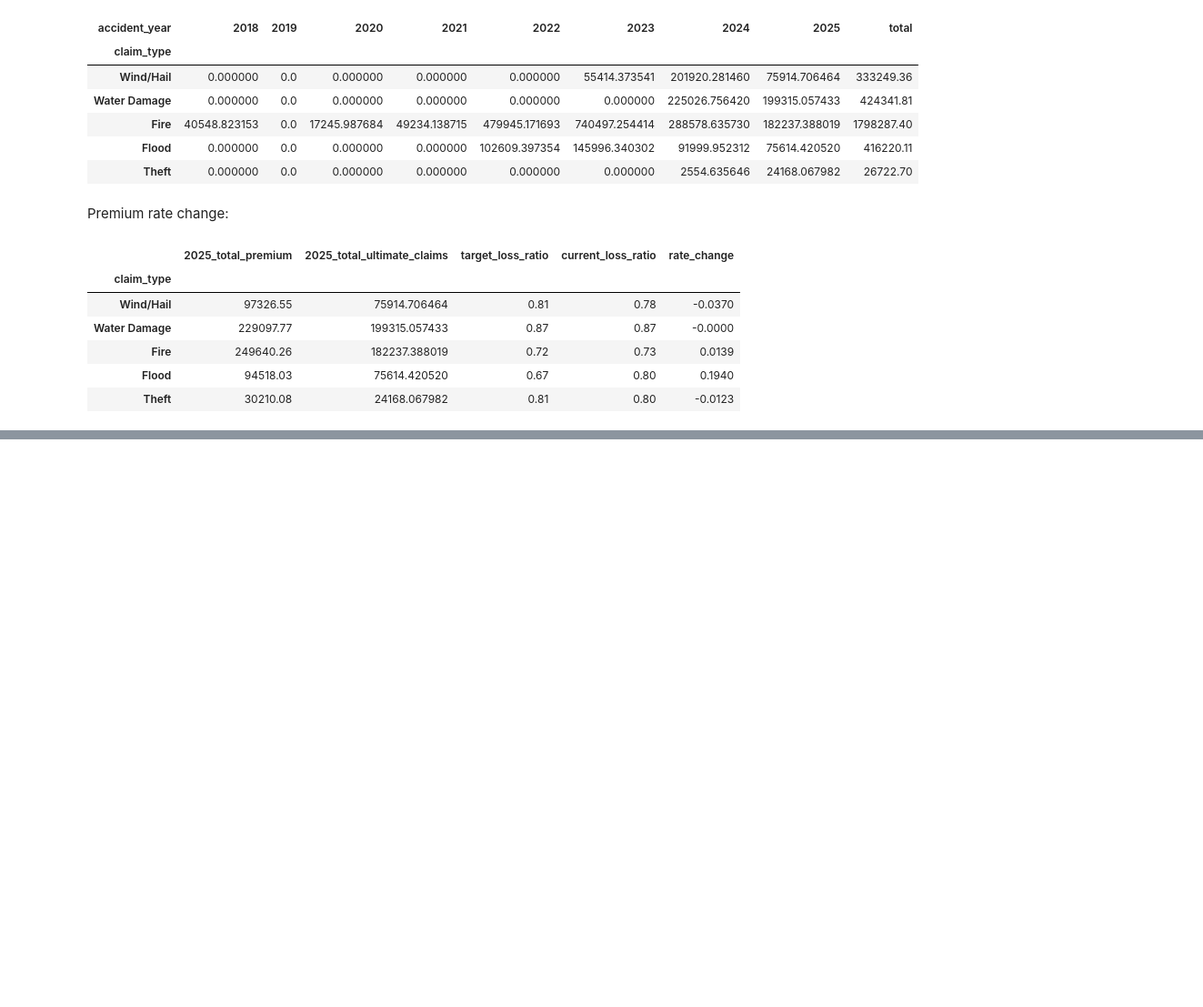
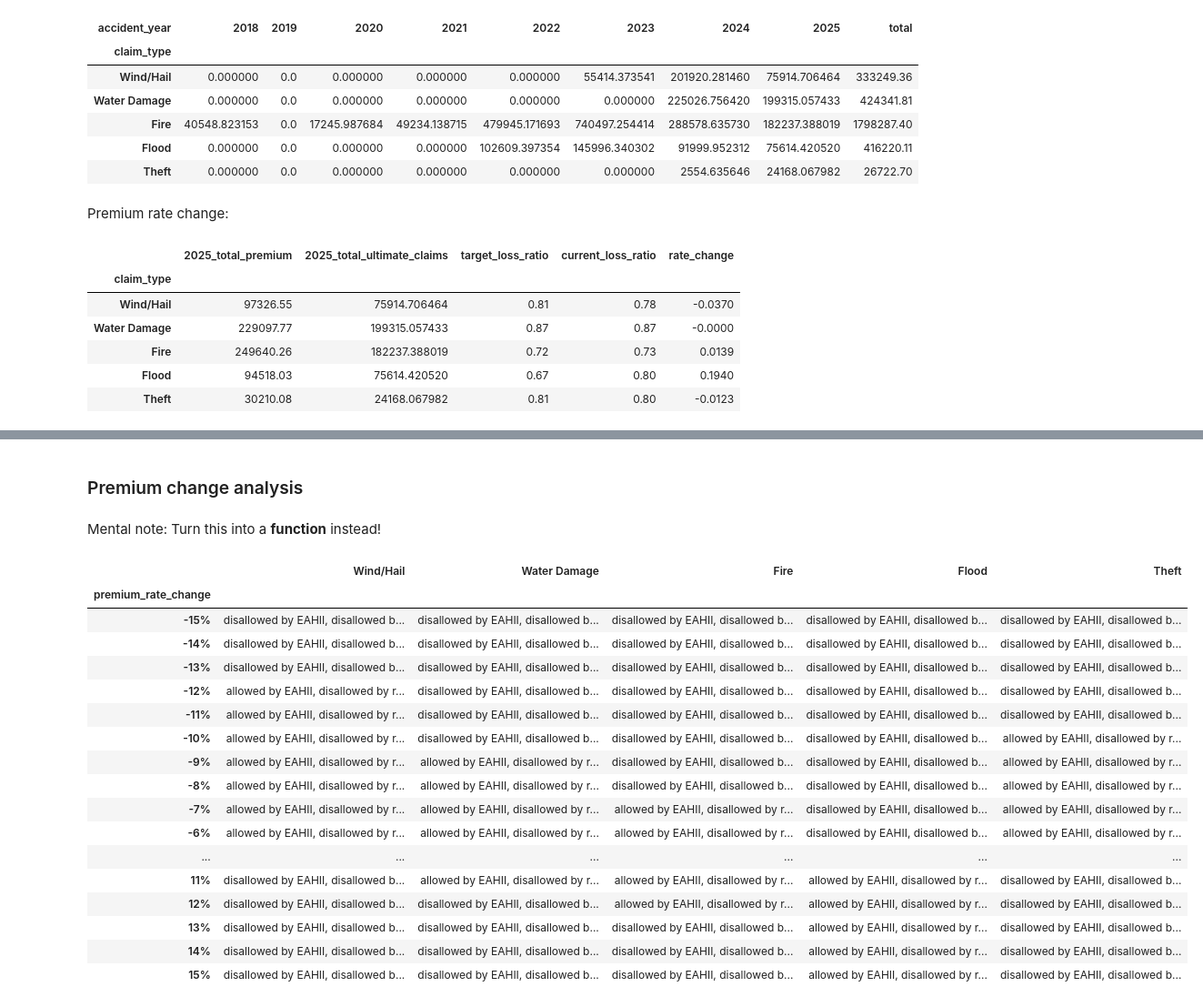
Before and after one commit to aj-tao/home-insurance-ratemaking, a Jupyter notebook: reports/home insurance ratemaking.ipynb, the cells around one changed output, grey strips where cells are left out. Shown at 91% size. Drawn from its saved outputs; the diff is of its cells as text; code cells hidden in the pictures; blank space fills up the shorter version.

```diff
--- a/reports/home insurance ratemaking.ipynb
+++ b/reports/home insurance ratemaking.ipynb
@@ -26,7 +26,8 @@ def aggregate_payments(ctype: str) -> pd.DataFrame:
 
     # Create the aggregate payments data frame by payment year and accident year
     df_ap = pd.pivot_table(df[df['claim_type'] == ctype].fillna(0),
-                            values="payment_amount",index="claim_id",
+                            values="payment_amount",
+                            index="claim_id",
                             columns="payment_year",
                             aggfunc="sum")
     df_ap = df_ap.fillna(0)
@@ -309,0 +416,19 @@ df_prc
+# %% [markdown]
+### Premium change analysis
+# %% [markdown]
+Mental note: Turn this into a **function** instead!
+# %%
+# Input the target loss ratios here
+target_loss_ratios = {'Wind/Hail' : 0.81,
+              'Water Damage' : 0.87,
+              'Fire' : 0.72,
+              'Flood' : 0.67,
+              'Theft' : 0.81}
+# %%
+# Input the restriction errors here
+reg_error = 0.05
+eahii_error = 0.10
+# %%
+df = df_prc.iloc[:, :2]
+df = df.rename(columns={'2025_total_premium':'premium',
+                        '2025_total_ultimate_claims': 'ultimate_claims'})
@@ -309,0 +457,54 @@ df_prc
+# %%
+rc_lb = -15   # Rate change lower bound
+rc_ub = 15  # Rate change upper bound
+
+rate_conclusions = dict()
+for claim_type in df_c['claim_type'].unique().tolist():
+    uc = df['ultimate_claims'].loc[claim_type]
+    prem = df['premium'].loc[claim_type]
+    tlr = target_loss_ratios[claim_type]
+    concl_list = list()
+    for r in range(rc_lb,rc_ub+1):
+        concl = [0,0]
+
+        # Check if the rate change falls within EAHII's restrictions
+        after_adjustment_loss_ratio = uc / (prem * (1 + r/100))
+        eahii_loss_ratio_lb =  (1 - eahii_error) * tlr
+        eahii_loss_ratio_ub =  (1 + eahii_error) * tlr
+        if eahii_loss_ratio_lb < after_adjustment_loss_ratio < eahii_loss_ratio_ub:
+            concl[0] = 1
+
+        # Check if the rate change falls within the regulator's restrictions
+        if np.abs(r/100) <= reg_error:
+            concl[1] = 1
+
+        concl_list += [conclusion_from_pair(concl)]
+    rate_conclusions.update({claim_type: concl_list})
+
+df_rate_concl = pd.DataFrame(rate_conclusions,
+                            columns = df_c['claim_type'].unique().tolist(),
+                            index=pd.Index([f'{r}%' for r in range(rc_lb,rc_ub+1)],
+                                           name='premium_rate_change'))
+
+df_rate_concl = df_rate_concl.style.map(color_entry)
+
+df_rate_concl
+# %% [output]
+|  | Wind/Hail | Water Damage | Fire | Flood | Theft |
+| premium_rate_change |  |  |  |  |  |
+| -15% | disallowed by EAHII, disallowed b... | disallowed by EAHII, disallowed b... | disallowed by EAHII, disallowed b... | disallowed by EAHII, disallowed b... | disallowed by EAHII, disallowed b... |
+| -14% | disallowed by EAHII, disallowed b... | disallowed by EAHII, disallowed b... | disallowed by EAHII, disallowed b... | disallowed by EAHII, disallowed b... | disallowed by EAHII, disallowed b... |
+| -13% | disallowed by EAHII, disallowed b... | disallowed by EAHII, disallowed b... | disallowed by EAHII, disallowed b... | disallowed by EAHII, disallowed b... | disallowed by EAHII, disallowed b... |
+| -12% | allowed by EAHII, disallowed by r... | disallowed by EAHII, disallowed b... | disallowed by EAHII, disallowed b... | disallowed by EAHII, disallowed b... | disallowed by EAHII, disallowed b... |
+| -11% | allowed by EAHII, disallowed by r... | disallowed by EAHII, disallowed b... | disallowed by EAHII, disallowed b... | disallowed by EAHII, disallowed b... | disallowed by EAHII, disallowed b... |
+| -10% | allowed by EAHII, disallowed by r... | disallowed by EAHII, disallowed b... | disallowed by EAHII, disallowed b... | disallowed by EAHII, disallowed b... | allowed by EAHII, disallowed by r... |
+| -9% | allowed by EAHII, disallowed by r... | allowed by EAHII, disallowed by r... | disallowed by EAHII, disallowed b... | disallowed by EAHII, disallowed b... | allowed by EAHII, disallowed by r... |
+| -8% | allowed by EAHII, disallowed by r... | allowed by EAHII, disallowed by r... | disallowed by EAHII, disallowed b... | disallowed by EAHII, disallowed b... | allowed by EAHII, disallowed by r... |
+| -7% | allowed by EAHII, disallowed by r... | allowed by EAHII, disallowed by r... | allowed by EAHII, disallowed by r... | disallowed by EAHII, disallowed b... | allowed by EAHII, disallowed by r... |
+| -6% | allowed by EAHII, disallowed by r... | allowed by EAHII, disallowed by r... | allowed by EAHII, disallowed by r... | disallowed by EAHII, disallowed b... | allowed by EAHII, disallowed by r... |
+| ... | ... | ... | ... | ... | ... |
+| 11% | disallowed by EAHII, disallowed b... | allowed by EAHII, disallowed by r... | allowed by EAHII, disallowed by r... | allowed by EAHII, disallowed by r... | disallowed by EAHII, disallowed b... |
+| 12% | disallowed by EAHII, disallowed b... | disallowed by EAHII, disallowed b... | allowed by EAHII, disallowed by r... | allowed by EAHII, disallowed by r... | disallowed by EAHII, disallowed b... |
+| 13% | disallowed by EAHII, disallowed b... | disallowed by EAHII, disallowed b... | disallowed by EAHII, disallowed b... | allowed by EAHII, disallowed by r... | disallowed by EAHII, disallowed b... |
+| 14% | disallowed by EAHII, disallowed b... | disallowed by EAHII, disallowed b... | disallowed by EAHII, disallowed b... | allowed by EAHII, disallowed by r... | disallowed by EAHII, disallowed b... |
+| 15% | disallowed by EAHII, disallowed b... | disallowed by EAHII, disallowed b... | disallowed by EAHII, disallowed b... | allowed by EAHII, disallowed by r... | disallowed by EAHII, disallowed b... |
```
Also changed, not shown: parts of 11 cells of this notebook.
